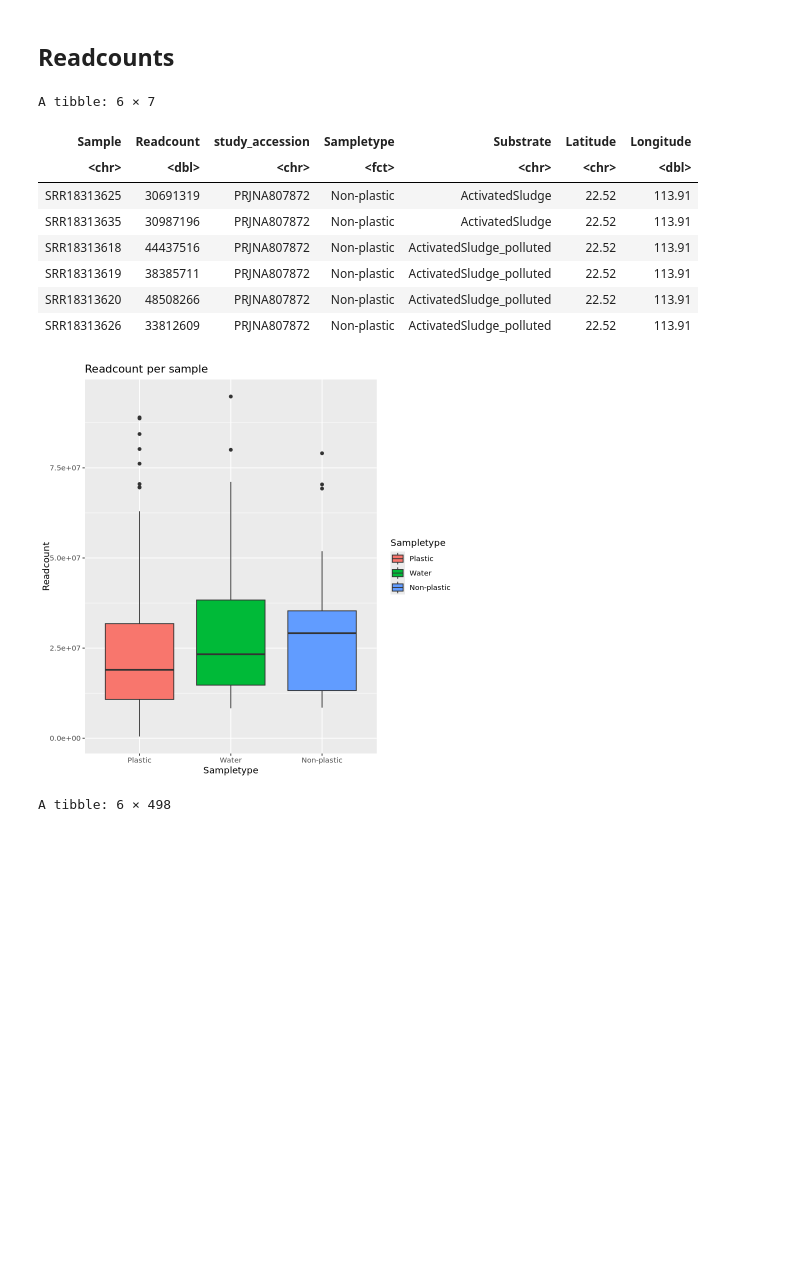
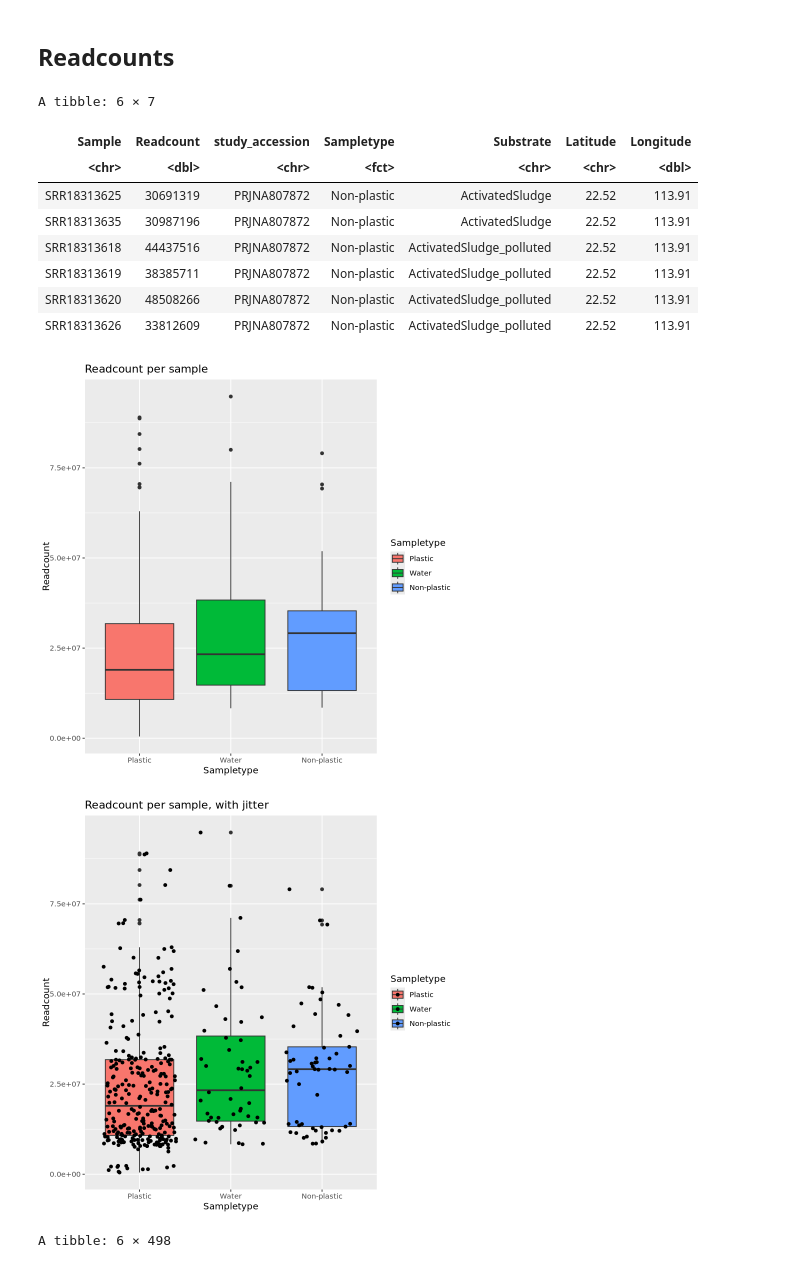
Before and after one commit to blomfelt/plastisphere, a Jupyter notebook: plastisphere.ipynb, the cells around one changed output. Cells and saved outputs as stored; diff of their text form; code cells hidden in the pictures; blank space fills up the shorter version.

```diff
--- a/plastisphere.ipynb
+++ b/plastisphere.ipynb
@@ -285,34 +285,35 @@ df_sample_readcount <- df_readcount %>%
     select(contains("_1_val-Mut"))%>%
     pivot_longer(cols = everything(), names_to = "Sample", values_to = "Readcount") %>%
     mutate(Sample = str_remove(Sample, "_1_val-Mut")) %>%
     left_join(sample_metadata, by = join_by(Sample == run_accession)) %>%
     arrange(Sampletype, Substrate) %>%
     mutate(Sampletype = factor(Sampletype, levels = c("Plastic", "Water", "Non-plastic")))
 #data %>%
 #  arrange(val) %>%    # First sort by val. This sort the dataframe but NOT the factor levels
 #  mutate(name=factor(name, levels=name))
 head(df_sample_readcount)
 
 
 plot_readcount <- df_sample_readcount %>%
     #filter(Readcount < 5000000) %>%
     ggplot(aes(Sampletype, Readcount, fill = Sampletype))+
     geom_boxplot()
     #geom_violin()
 
 plot_readcount + labs(title = "Readcount per sample")
-#plot_readcount + geom_jitter() + labs(title = "Readcount per sample, with jitter")
+plot_readcount + geom_jitter() + labs(title = "Readcount per sample, with jitter")
 # %% [output]
 A tibble: 6 × 7
 | Sample | Readcount | study_accession | Sampletype | Substrate | Latitude | Longitude |
 | <chr> | <dbl> | <chr> | <fct> | <chr> | <chr> | <dbl> |
 | SRR18313625 | 30691319 | PRJNA807872 | Non-plastic | ActivatedSludge | 22.52 | 113.91 |
 | SRR18313635 | 30987196 | PRJNA807872 | Non-plastic | ActivatedSludge | 22.52 | 113.91 |
 | SRR18313618 | 44437516 | PRJNA807872 | Non-plastic | ActivatedSludge_polluted | 22.52 | 113.91 |
 | SRR18313619 | 38385711 | PRJNA807872 | Non-plastic | ActivatedSludge_polluted | 22.52 | 113.91 |
 | SRR18313620 | 48508266 | PRJNA807872 | Non-plastic | ActivatedSludge_polluted | 22.52 | 113.91 |
 | SRR18313626 | 33812609 | PRJNA807872 | Non-plastic | ActivatedSludge_polluted | 22.52 | 113.91 |
 [figure]
+[figure, added]
 # %%
 head(df_sample_metadata)
 # %% [output]
```
Also changed, not shown: parts of 3 cells of this notebook.
